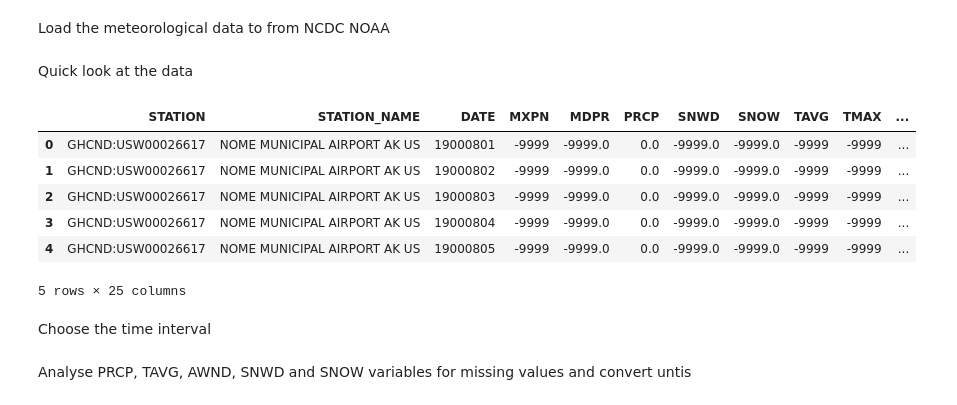
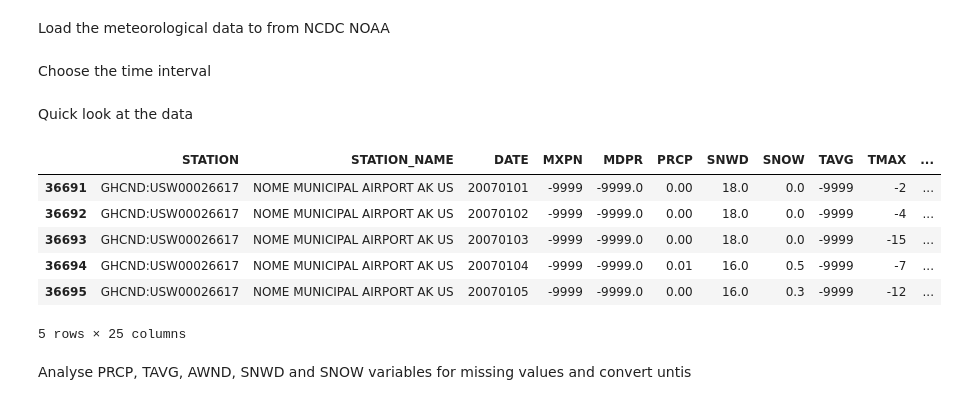
Before and after one commit to amanzi/ats-testsuite-arctic, a Jupyter notebook: testing/Data/Nome_Alaska/Nome_met_data_processesing.ipynb, the cells around one changed output. Saved outputs shown, nothing was run; the diff lists cells and outputs as text; code cells hidden in the pictures.

```diff
--- a/testing/Data/Nome_Alaska/Nome_met_data_processesing.ipynb
+++ b/testing/Data/Nome_Alaska/Nome_met_data_processesing.ipynb
@@ -91,23 +91,23 @@ def process_data(data,var_id,plt_title):
 Load the meteorological data to from NCDC NOAA
 # %%
 nome = pd.read_csv('Nome_1900_2017.csv')
-# %% [markdown]
-Quick look at the data
-# %%
-nome.head()
-# %% [output]
-|  | STATION | STATION_NAME | DATE | MXPN | MDPR | PRCP | SNWD | SNOW | TAVG | TMAX | ... |
-| 0 | GHCND:USW00026617 | NOME MUNICIPAL AIRPORT AK US | 19000801 | -9999 | -9999.0 | 0.0 | -9999.0 | -9999.0 | -9999 | -9999 | ... |
-| 1 | GHCND:USW00026617 | NOME MUNICIPAL AIRPORT AK US | 19000802 | -9999 | -9999.0 | 0.0 | -9999.0 | -9999.0 | -9999 | -9999 | ... |
-| 2 | GHCND:USW00026617 | NOME MUNICIPAL AIRPORT AK US | 19000803 | -9999 | -9999.0 | 0.0 | -9999.0 | -9999.0 | -9999 | -9999 | ... |
-| 3 | GHCND:USW00026617 | NOME MUNICIPAL AIRPORT AK US | 19000804 | -9999 | -9999.0 | 0.0 | -9999.0 | -9999.0 | -9999 | -9999 | ... |
-| 4 | GHCND:USW00026617 | NOME MUNICIPAL AIRPORT AK US | 19000805 | -9999 | -9999.0 | 0.0 | -9999.0 | -9999.0 | -9999 | -9999 | ... |
-5 rows × 25 columns
 # %% [markdown]
 Choose the time interval
 # %%
 time_beg=20070101; time_end=20161231
 nome_slice=nome[(nome['DATE']>=time_beg)&(nome['DATE']<=time_end)]
+# %% [markdown]
+Quick look at the data
+# %%
+nome_slice.head()
+# %% [output]
+|  | STATION | STATION_NAME | DATE | MXPN | MDPR | PRCP | SNWD | SNOW | TAVG | TMAX | ... |
+| 36691 | GHCND:USW00026617 | NOME MUNICIPAL AIRPORT AK US | 20070101 | -9999 | -9999.0 | 0.00 | 18.0 | 0.0 | -9999 | -2 | ... |
+| 36692 | GHCND:USW00026617 | NOME MUNICIPAL AIRPORT AK US | 20070102 | -9999 | -9999.0 | 0.00 | 18.0 | 0.0 | -9999 | -4 | ... |
+| 36693 | GHCND:USW00026617 | NOME MUNICIPAL AIRPORT AK US | 20070103 | -9999 | -9999.0 | 0.00 | 18.0 | 0.0 | -9999 | -15 | ... |
+| 36694 | GHCND:USW00026617 | NOME MUNICIPAL AIRPORT AK US | 20070104 | -9999 | -9999.0 | 0.01 | 16.0 | 0.5 | -9999 | -7 | ... |
+| 36695 | GHCND:USW00026617 | NOME MUNICIPAL AIRPORT AK US | 20070105 | -9999 | -9999.0 | 0.00 | 16.0 | 0.3 | -9999 | -12 | ... |
+5 rows × 25 columns
 # %% [markdown]
 Analyse PRCP, TAVG, AWND, SNWD and SNOW variables for missing values and convert untis
 # %%
```
Also changed, not shown: parts of 6 cells of this notebook, 1 other file.
